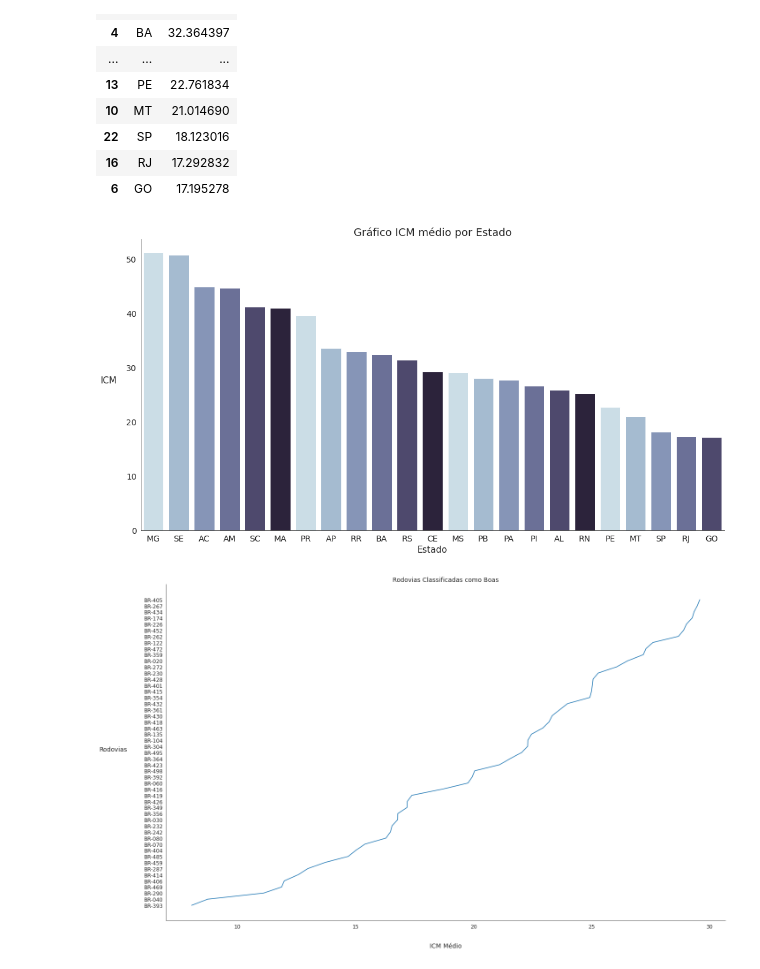
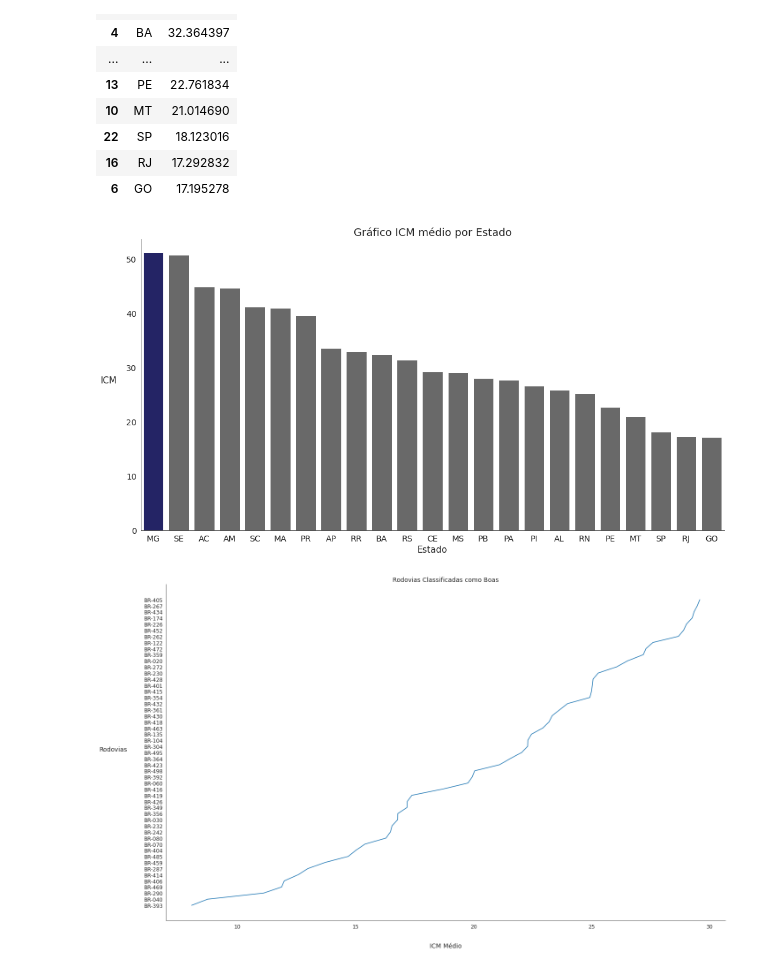
Before and after one commit to iagohenris/Engenharia-de-Transportes, a Jupyter notebook: IndicePavimentação.ipynb, the cells around one changed output. Cells and saved outputs as stored; diff of their text form; code cells hidden in the pictures.

```diff
--- a/IndicePavimentação.ipynb
+++ b/IndicePavimentação.ipynb
@@ -212,16 +212,16 @@ Estados
 # %%
 #Gráfico Média ICM por Estado
 plt.figure(figsize=(15,8))
 sns.set_style('white')
-sns.barplot(data=Estados,x='UF', y='ICM',palette=sns.color_palette("ch:s=.25,rot=-.25"))
+sns.barplot(data=Estados,x='UF', y='ICM',palette = [('midnightblue' if i == 'MG' else 'dimgray') for i in Estados['UF']])
 plt.xlabel("Estado", size=15)
 plt.ylabel("ICM", size=15,rotation=0,labelpad=30)
 plt.title("Gráfico ICM médio por Estado", size=18)
 plt.tick_params(axis='both', which='major', labelsize=14)
 sns.despine()
 plt.tight_layout()
 # %% [output]
-[figure, old version]
+[figure, new version]
 # %%
 #Gráfico Média ICM por Estado
 #plt.figure(figsize=(15,8))
```
Also changed, not shown: parts of 3 cells of this notebook.
